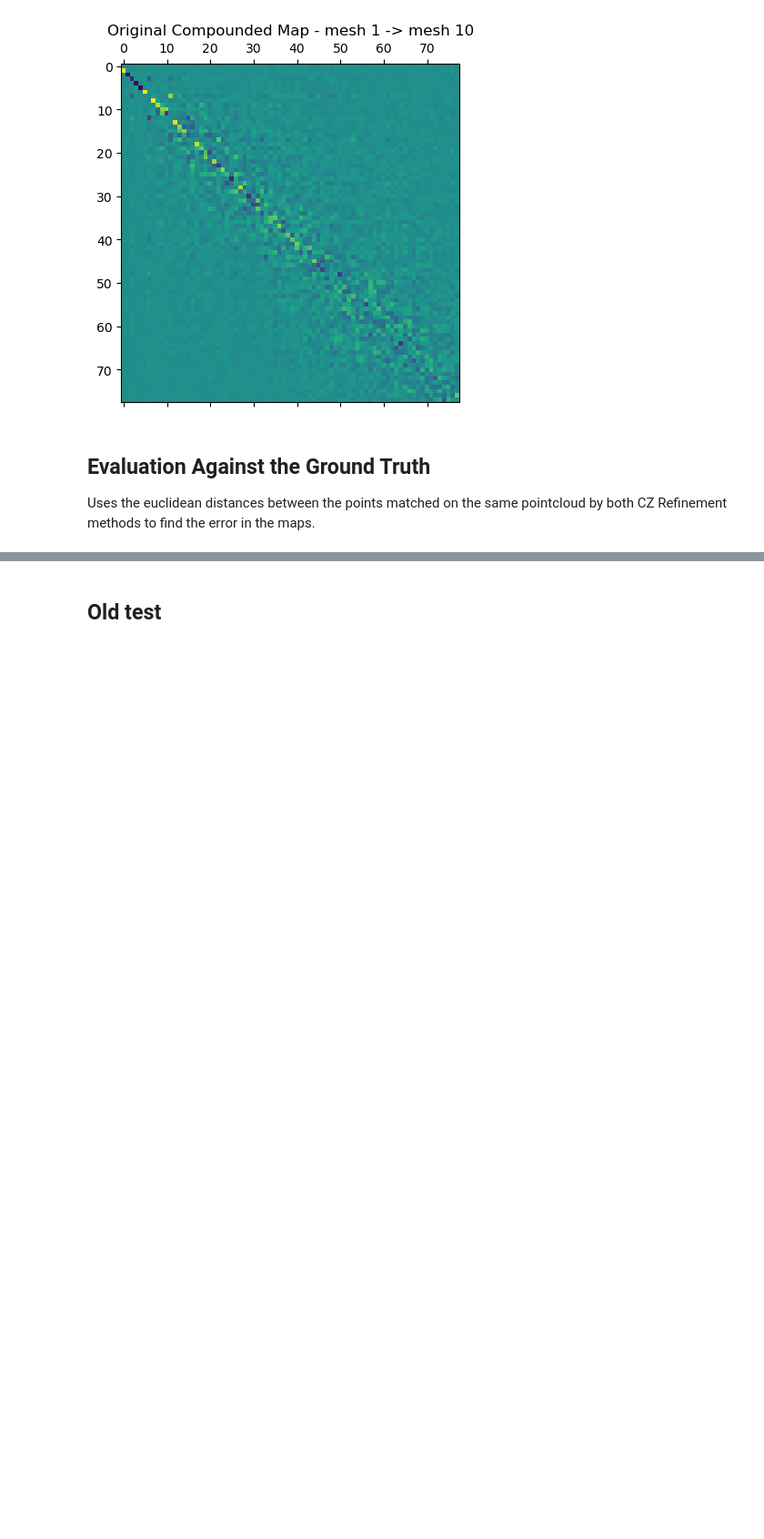
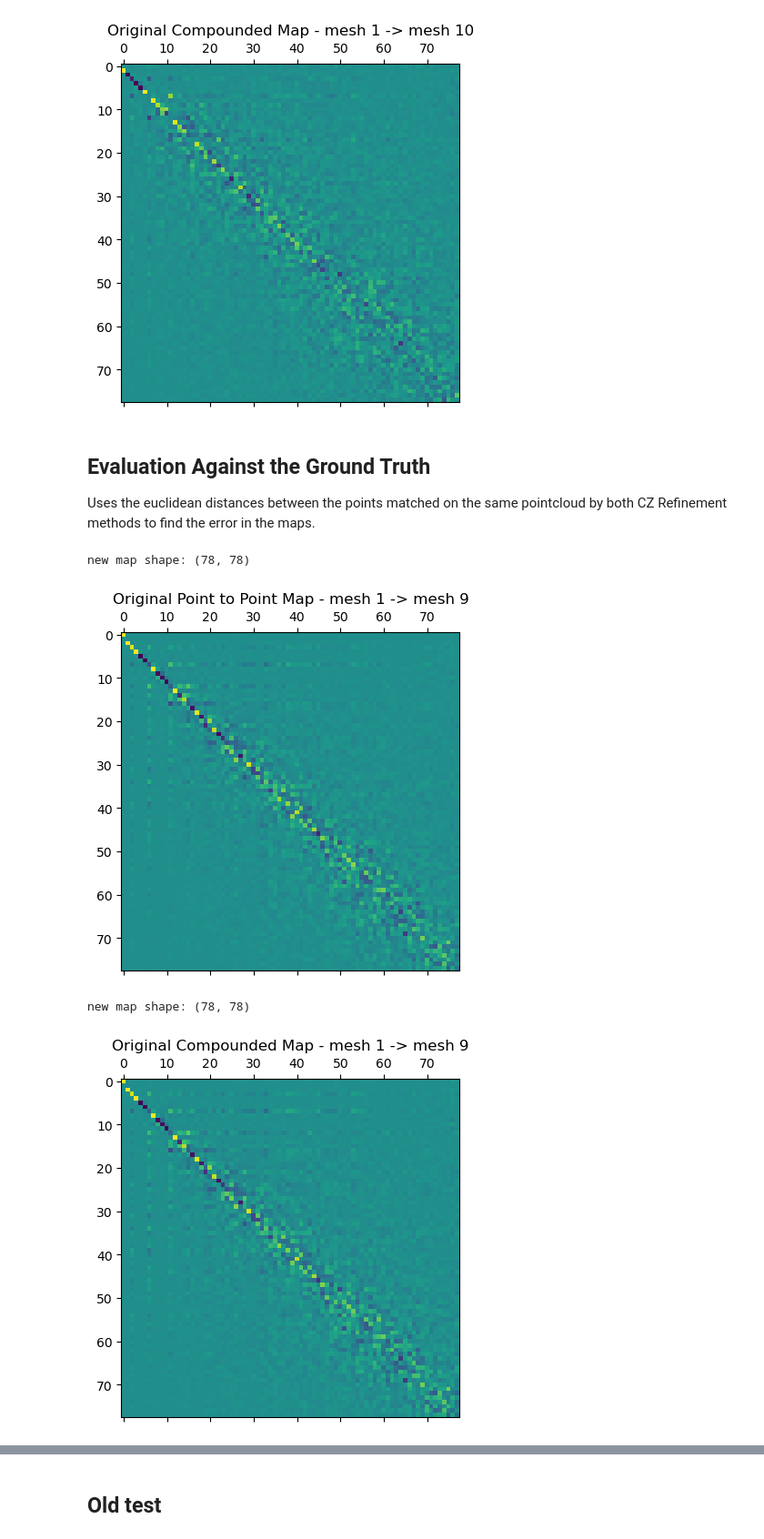
Before and after one commit to Arma1500/capstone2025, a Jupyter notebook: implementation.ipynb, the cells around one changed output, grey strips where cells are left out. Shown at 91% size. Drawn from its saved outputs; the diff is of its cells as text; code cells hidden in the pictures; blank space fills up the shorter version.

```diff
--- a/implementation.ipynb
+++ b/implementation.ipynb
@@ -317,14 +345,14 @@ With Sequential Decay
 # To Save or Load Model
 import pickle as p
 
-#save
-with open("../../true_compound_maps_10_w_decay.pkl", "wb") as f:
-    p.dump(fmn_model_new.maps, f)
+# #save
+# with open("../../true_compound_maps_10_w_decay.pkl", "wb") as f:
+#     p.dump(fmn_model_new.maps, f)
 
-# # load
-# with open("../../fmn_compound_maps_10_w_decay.pkl", "rb") as f:
-#     fmn_model_new.maps = p.load(f)
-#     #new_maps_dict = p.load(f)
+# load
+with open("../../true_compound_maps_10_w_decay.pkl", "rb") as f:
+    fmn_model_new.maps = p.load(f)
+    #new_maps_dict = p.load(f)
 # %% [markdown]
 # Step 3. Evaluation
 # %% [markdown]
@@ -369,17 +397,24 @@ Uses the euclidean distances between the points matched on the same pointcloud b
 # %%
 ind_1 = 0
 ind_2 = 8
 
 mesh1, mesh2 = mesh_list[ind_1], mesh_list[ind_2]
 gt_target1, gt_target2 = gt_list[ind_1], gt_list[ind_2]
 
 new_maps_dict = fmn_model_new.maps
 new_fm_12 = new_maps_dict[(ind_1, ind_2)]
 
 old_maps_dict = fmn_model_old.maps
 old_fm_12 = old_maps_dict[(ind_1, ind_2)]
 
+double_fm_display(ind_1, ind_2, new_maps_dict, old_maps_dict, meshes=mesh_list, mesh_display=True)
+
 new_p2p_21 = spectral.convert.mesh_FM_to_p2p(new_fm_12, mesh1, mesh2)
 old_p2p_21 = spectral.convert.mesh_FM_to_p2p(old_fm_12, mesh1, mesh2)
 
 # plot errors? metrics like mean, standard deviation? whats the best way to do it?
+# %% [output]
+new map shape: (78, 78)
+[figure, added]
+new map shape: (78, 78)
+[figure, added]
```
Also changed, not shown: parts of 12 cells of this notebook, 4 other files.
